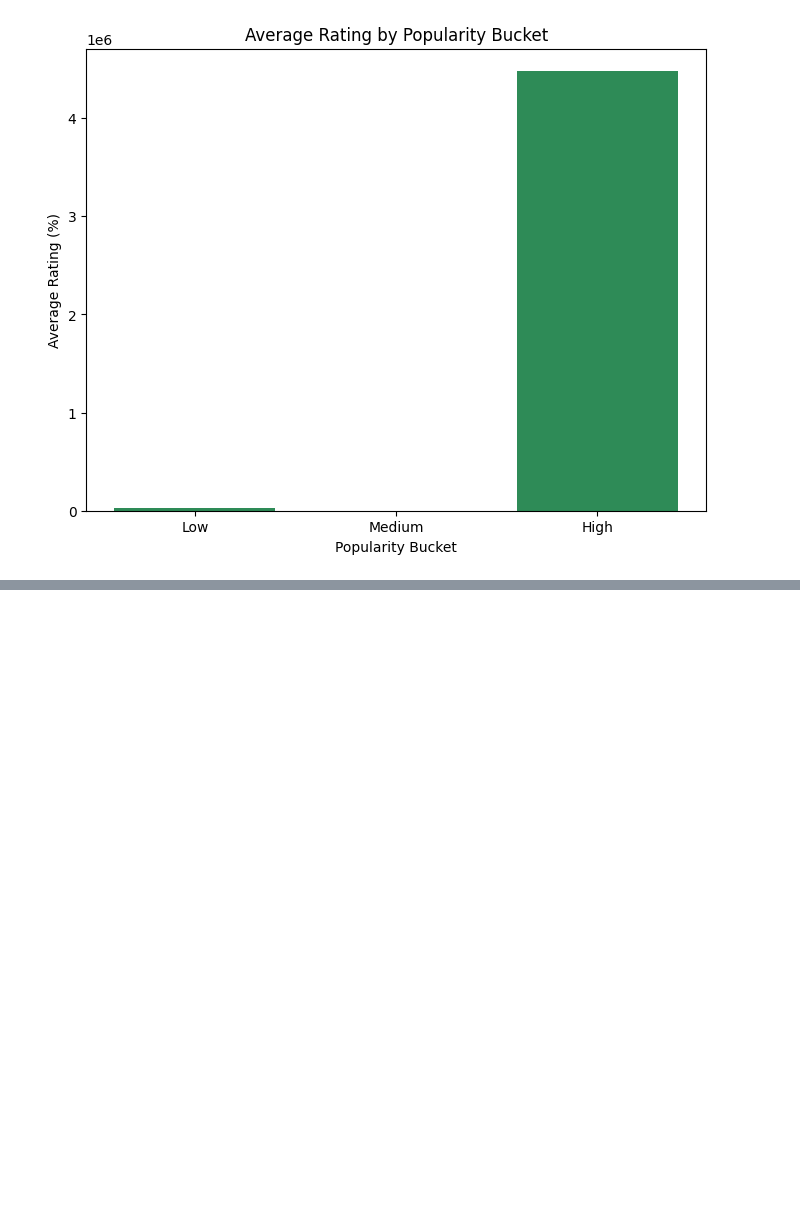
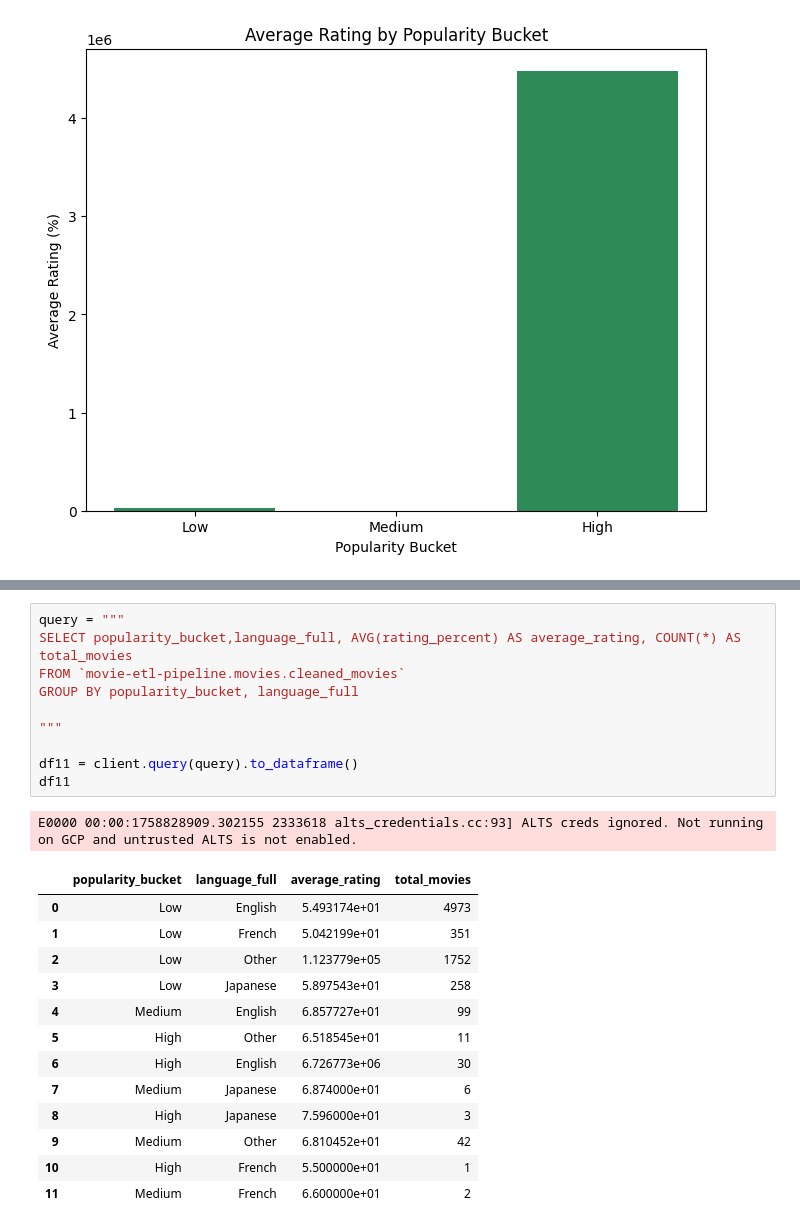
Before and after one commit to kaan4dev/movie_etl_pipeline, a Jupyter notebook: notebooks/movies_sql_analysis.ipynb, the cells around one changed output, grey strips where cells are left out. Cells and saved outputs as stored; diff of their text form; blank space fills up the shorter version.

```diff
--- a/notebooks/movies_sql_analysis.ipynb
+++ b/notebooks/movies_sql_analysis.ipynb
@@ -364,0 +399,25 @@ plt.show()
+# %%
+query = """
+SELECT popularity_bucket,language_full, AVG(rating_percent) AS average_rating, COUNT(*) AS total_movies
+FROM `movie-etl-pipeline.movies.cleaned_movies`
+GROUP BY popularity_bucket, language_full
+
+"""
+
+df11 = client.query(query).to_dataframe()
+df11
+# %% [output]
+E0000 00:00:1758828909.302155 2333618 alts_credentials.cc:93] ALTS creds ignored. Not running on GCP and untrusted ALTS is not enabled.
+|  | popularity_bucket | language_full | average_rating | total_movies |
+| 0 | Low | English | 5.493174e+01 | 4973 |
+| 1 | Low | French | 5.042199e+01 | 351 |
+| 2 | Low | Other | 1.123779e+05 | 1752 |
+| 3 | Low | Japanese | 5.897543e+01 | 258 |
+| 4 | Medium | English | 6.857727e+01 | 99 |
+| 5 | High | Other | 6.518545e+01 | 11 |
+| 6 | High | English | 6.726773e+06 | 30 |
+| 7 | Medium | Japanese | 6.874000e+01 | 6 |
+| 8 | High | Japanese | 7.596000e+01 | 3 |
+| 9 | Medium | Other | 6.810452e+01 | 42 |
+| 10 | High | French | 5.500000e+01 | 1 |
+| 11 | Medium | French | 6.600000e+01 | 2 |
```
Also changed, not shown: parts of 7 cells of this notebook.
